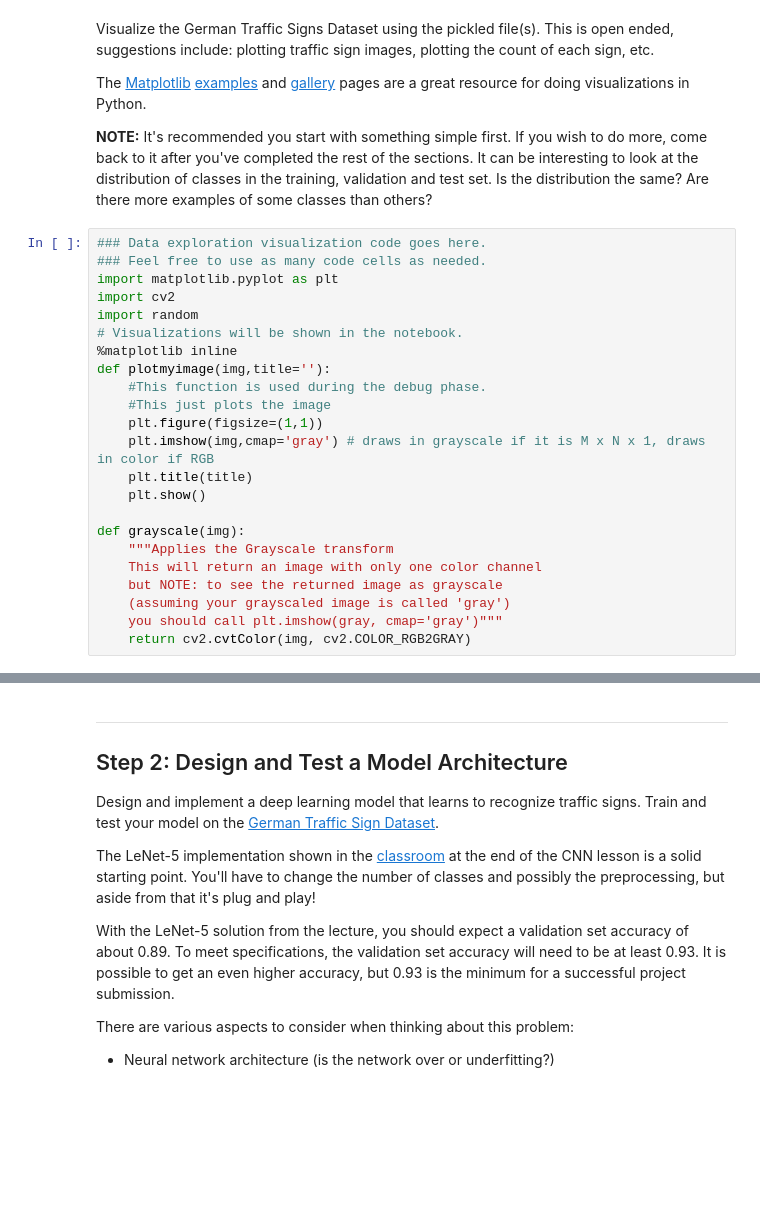
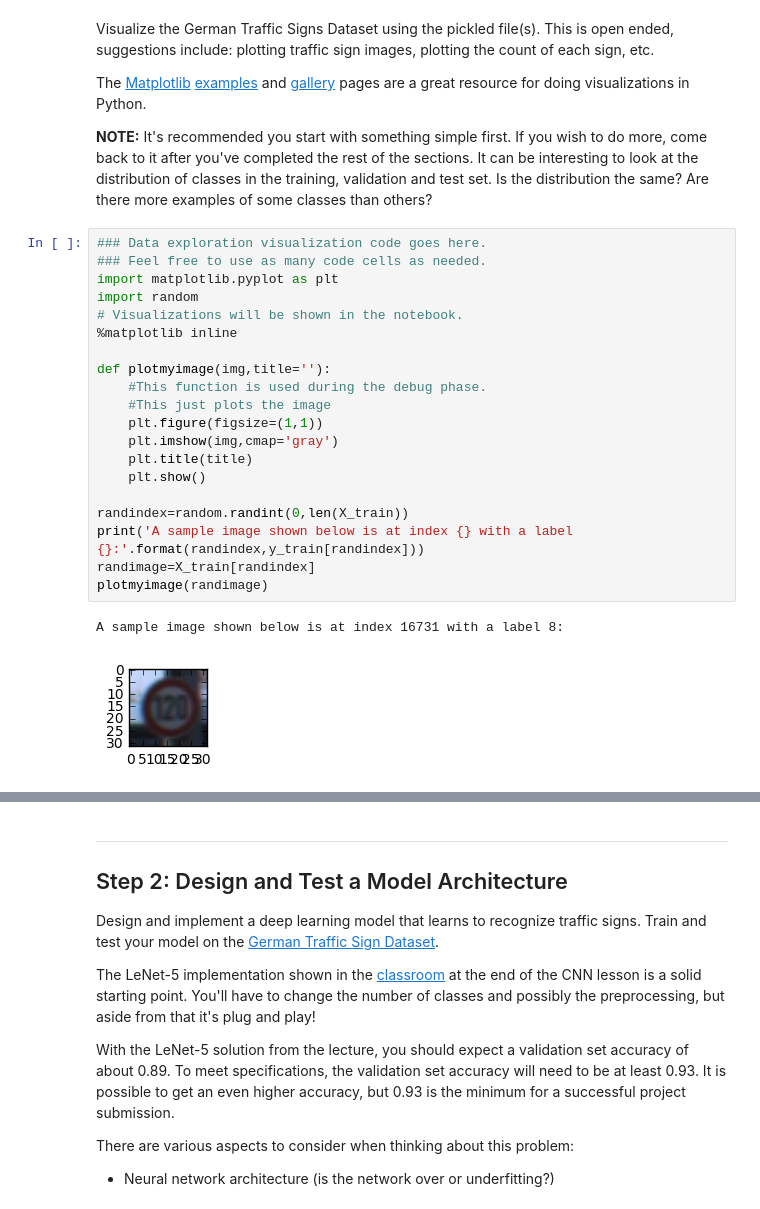
Before and after one commit to saras152/Traffic-Sign-Classifier, a Jupyter notebook: Traffic_Sign_Classifier.ipynb, the cells around one changed output, grey strips where cells are left out. Saved outputs shown, nothing was run; the diff lists cells and outputs as text; blank space fills up the shorter version.

```diff
--- a/Traffic_Sign_Classifier.ipynb
+++ b/Traffic_Sign_Classifier.ipynb
@@ -91,23 +95,23 @@ The [Matplotlib](http://matplotlib.org/) [examples](http://matplotlib.org/exampl
 # %%
 ### Data exploration visualization code goes here.
 ### Feel free to use as many code cells as needed.
 import matplotlib.pyplot as plt
-import cv2
 import random
 # Visualizations will be shown in the notebook.
 %matplotlib inline
+
 def plotmyimage(img,title=''):
     #This function is used during the debug phase.
     #This just plots the image
     plt.figure(figsize=(1,1))
-    plt.imshow(img,cmap='gray') # draws in grayscale if it is M x N x 1, draws in color if RGB
+    plt.imshow(img,cmap='gray')
     plt.title(title)
     plt.show()
 
-def grayscale(img):
-    """Applies the Grayscale transform
-    This will return an image with only one color channel
-    but NOTE: to see the returned image as grayscale
-    (assuming your grayscaled image is called 'gray')
-    you should call plt.imshow(gray, cmap='gray')"""
-    return cv2.cvtColor(img, cv2.COLOR_RGB2GRAY)
+randindex=random.randint(0,len(X_train))
+print('A sample image shown below is at index {} with a label {}:'.format(randindex,y_train[randindex]))
+randimage=X_train[randindex]
+plotmyimage(randimage)
+# %% [output]
+A sample image shown below is at index 16731 with a label 8:
+[figure, added]
```
Also changed, not shown: parts of 22 cells of this notebook.
